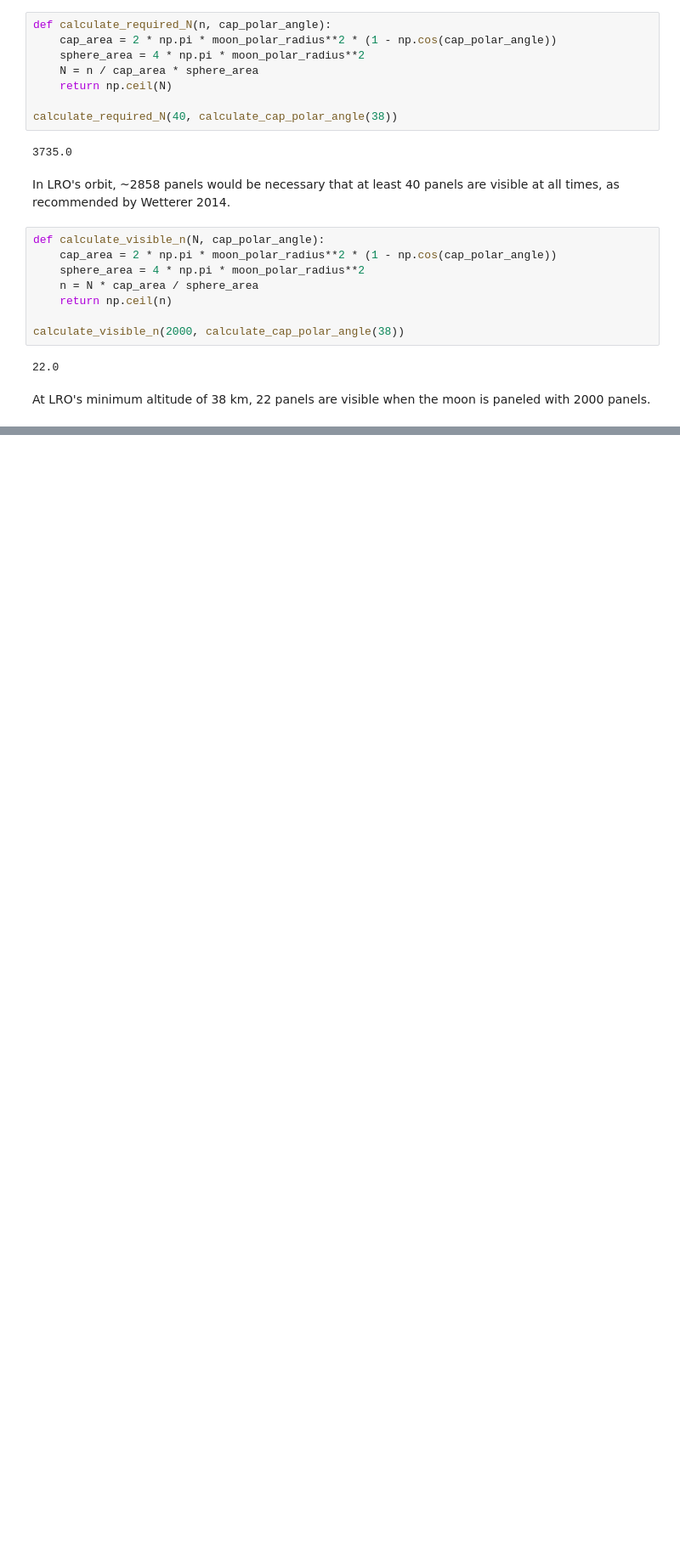
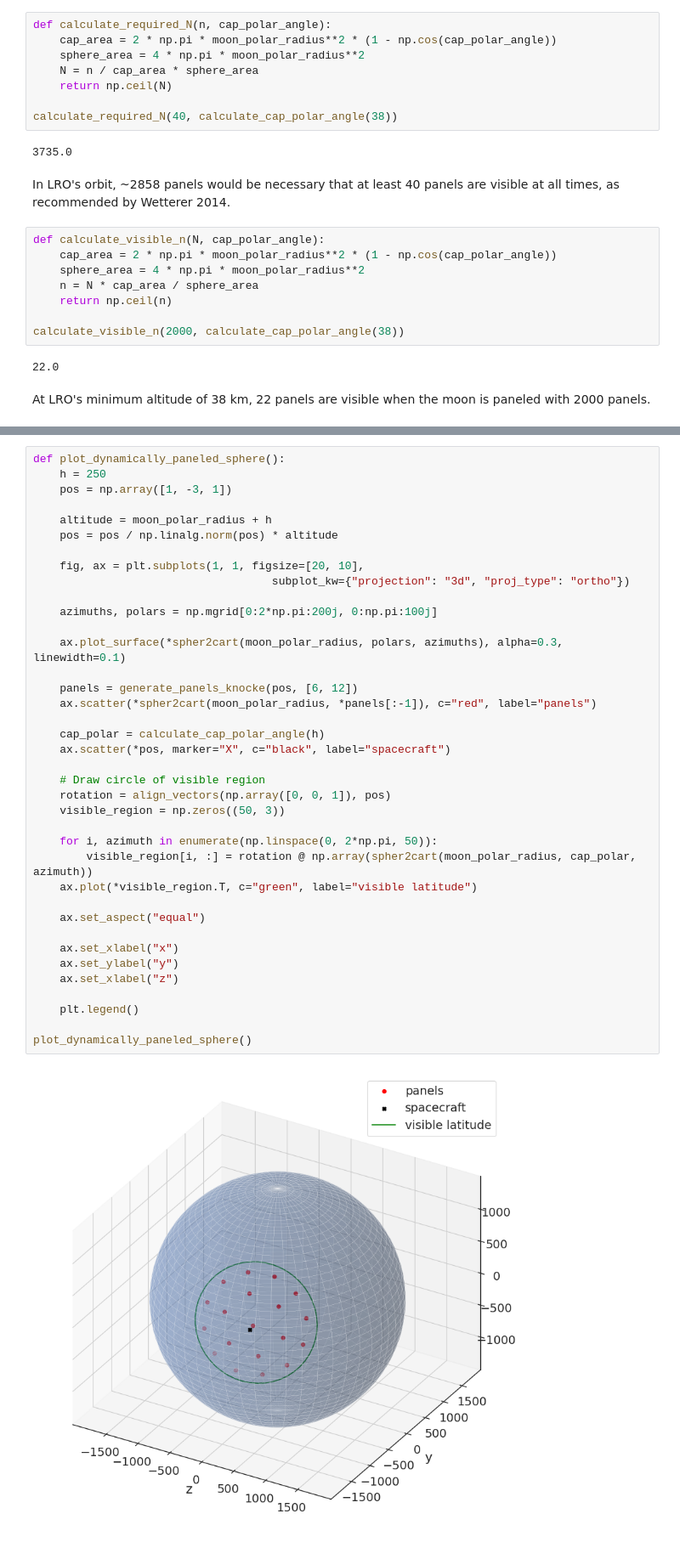
Before and after one commit to DominikStiller/tudelft-hpb-project, a Jupyter notebook: analysis/paneling.ipynb, the cells around one changed output, grey strips where cells are left out. Shown at 85% size. Saved outputs shown, nothing was run; the diff lists cells and outputs as text; blank space fills up the shorter version.

```diff
--- a/analysis/paneling.ipynb
+++ b/analysis/paneling.ipynb
@@ -184,0 +237,40 @@ generate_unit_test_data_wetterer()
+# %%
+def plot_dynamically_paneled_sphere():
+    h = 250
+    pos = np.array([1, -3, 1])
+
+    altitude = moon_polar_radius + h
+    pos = pos / np.linalg.norm(pos) * altitude
+
+    fig, ax = plt.subplots(1, 1, figsize=[20, 10],
+                                    subplot_kw={"projection": "3d", "proj_type": "ortho"})
+
+    azimuths, polars = np.mgrid[0:2*np.pi:200j, 0:np.pi:100j]
+
+    ax.plot_surface(*spher2cart(moon_polar_radius, polars, azimuths), alpha=0.3, linewidth=0.1)
+
+    panels = generate_panels_knocke(pos, [6, 12])
+    ax.scatter(*spher2cart(moon_polar_radius, *panels[:-1]), c="red", label="panels")
+
+    cap_polar = calculate_cap_polar_angle(h)
+    ax.scatter(*pos, marker="X", c="black", label="spacecraft")
+
+    # Draw circle of visible region
+    rotation = align_vectors(np.array([0, 0, 1]), pos)
+    visible_region = np.zeros((50, 3))
+
+    for i, azimuth in enumerate(np.linspace(0, 2*np.pi, 50)):
+        visible_region[i, :] = rotation @ np.array(spher2cart(moon_polar_radius, cap_polar, azimuth))
+    ax.plot(*visible_region.T, c="green", label="visible latitude")
+
+    ax.set_aspect("equal")
+
+    ax.set_xlabel("x")
+    ax.set_ylabel("y")
+    ax.set_xlabel("z")
+
+    plt.legend()
+
+plot_dynamically_paneled_sphere()
+# %% [output]
+[figure, added]
```
Also changed, not shown: parts of 15 cells of this notebook, 1 other file.
